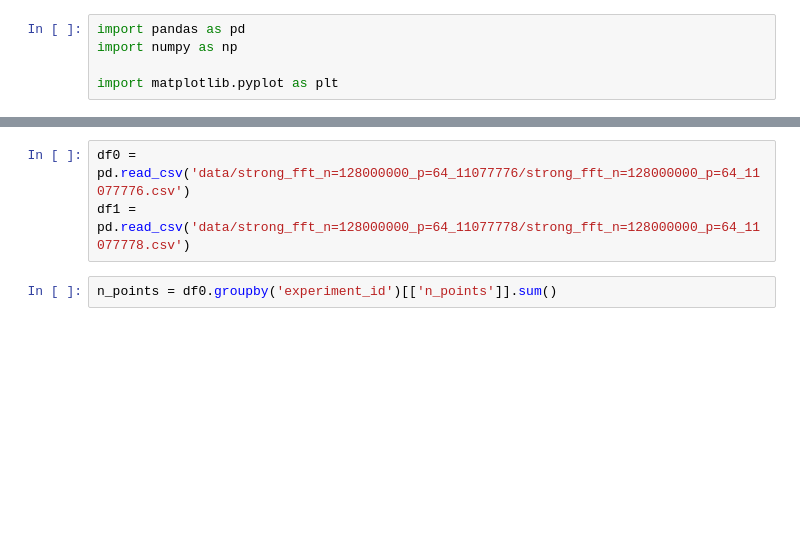
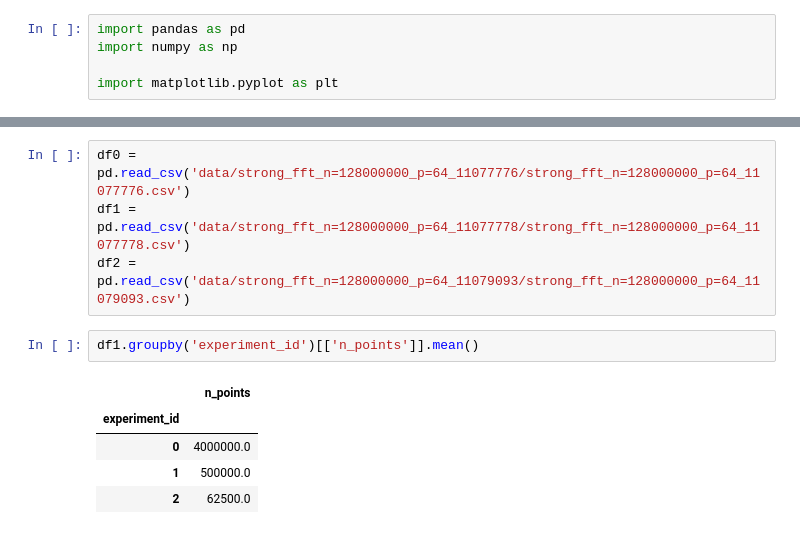
Before and after one commit to bempp/kifmm, a Jupyter notebook: hpc/ijhpca/Strong Scaling.ipynb, the cells around one changed output, grey strips where cells are left out. Drawn from its saved outputs; the diff is of its cells as text; blank space fills up the shorter version.

```diff
--- a/hpc/ijhpca/Strong Scaling.ipynb
+++ b/hpc/ijhpca/Strong Scaling.ipynb
@@ -12,8 +13,15 @@ weak_fft_n=512000000_p=64_11077796
 # %%
 df0 = pd.read_csv('data/strong_fft_n=128000000_p=64_11077776/strong_fft_n=128000000_p=64_11077776.csv')
 df1 = pd.read_csv('data/strong_fft_n=128000000_p=64_11077778/strong_fft_n=128000000_p=64_11077778.csv')
+df2 = pd.read_csv('data/strong_fft_n=128000000_p=64_11079093/strong_fft_n=128000000_p=64_11079093.csv')
-# %%
-n_points = df0.groupby('experiment_id')[['n_points']].sum()
+# %%
+df1.groupby('experiment_id')[['n_points']].mean()
+# %% [output]
+|  | n_points |
+| experiment_id |  |
+| 0 | 4000000.0 |
+| 1 | 500000.0 |
+| 2 | 62500.0 |
 # %%
 import numpy as np
 import matplotlib.pyplot as plt
```
Also changed, not shown: parts of 4 cells of this notebook, 1 other file.
